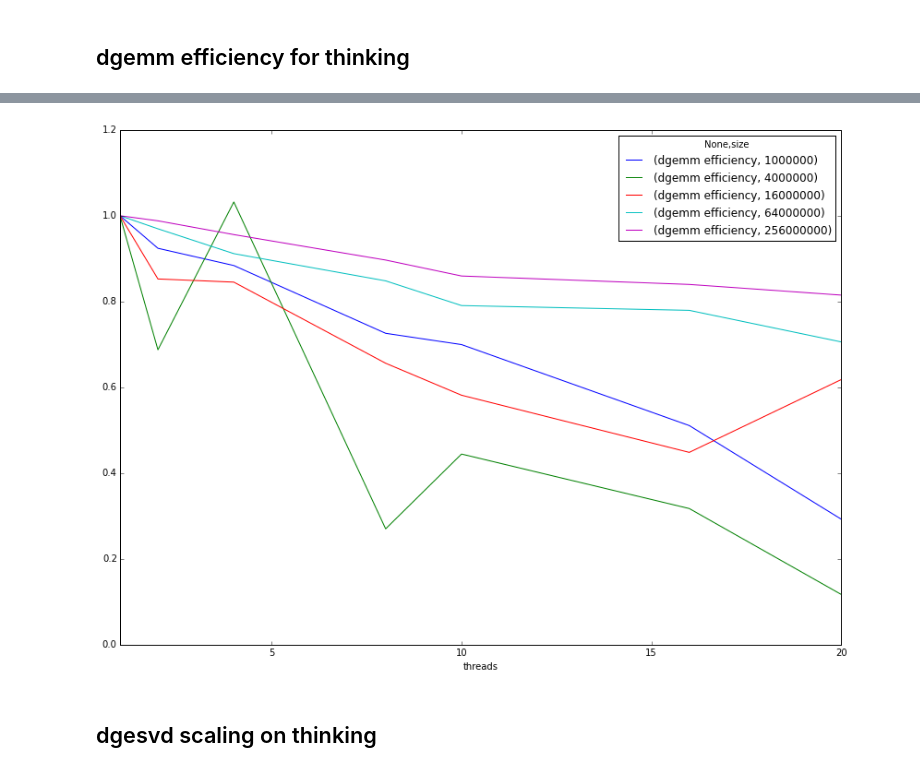
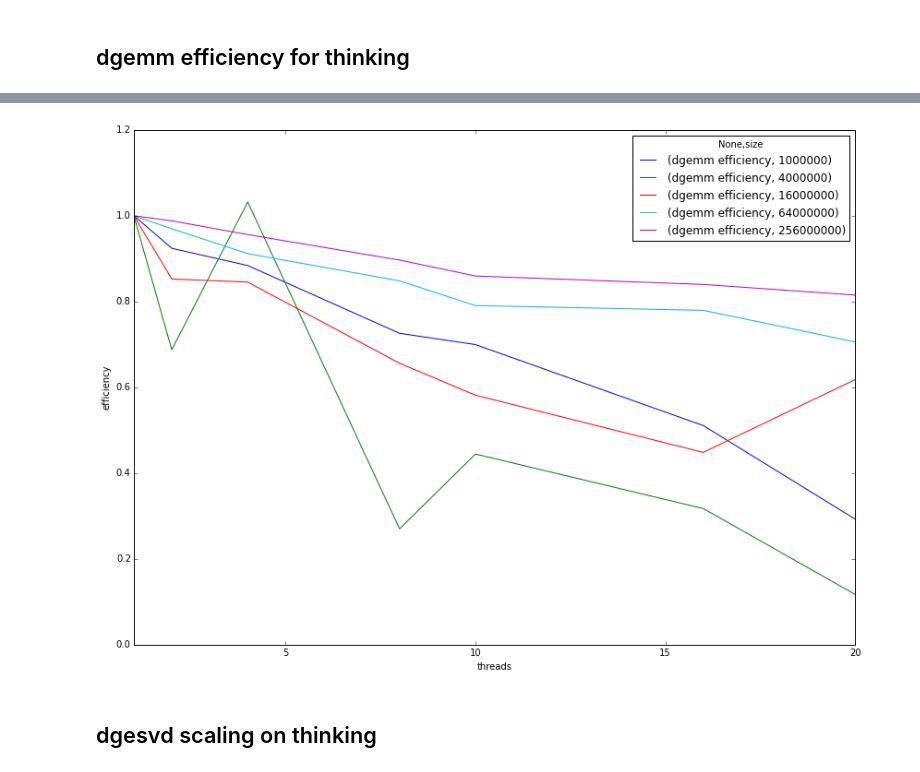
Before and after one commit to gjbex/training-material, a Jupyter notebook: Math/Lapack/SVD/performance_analysis.ipynb, the cells around one changed output, grey strips where cells are left out. Saved outputs shown, nothing was run; the diff lists cells and outputs as text; code cells hidden in the pictures.

```diff
--- a/Math/Lapack/SVD/performance_analysis.ipynb
+++ b/Math/Lapack/SVD/performance_analysis.ipynb
@@ -38,6 +82,6 @@ thinking_dgemm
-# %%
-thinking_dgemm.plot(figsize=(14, 10));
-# %% [output]
-[figure, removed]
+# %%
+axes = thinking_dgemm.plot(figsize=(14, 10)); axes.set_ylim(0.0, 1.2); axes.set_ylabel('efficiency');
+# %% [output]
+[figure, added]
 # %% [markdown]
 ## dgesvd scaling on thinking
```
Also changed, not shown: parts of 28 cells of this notebook.
